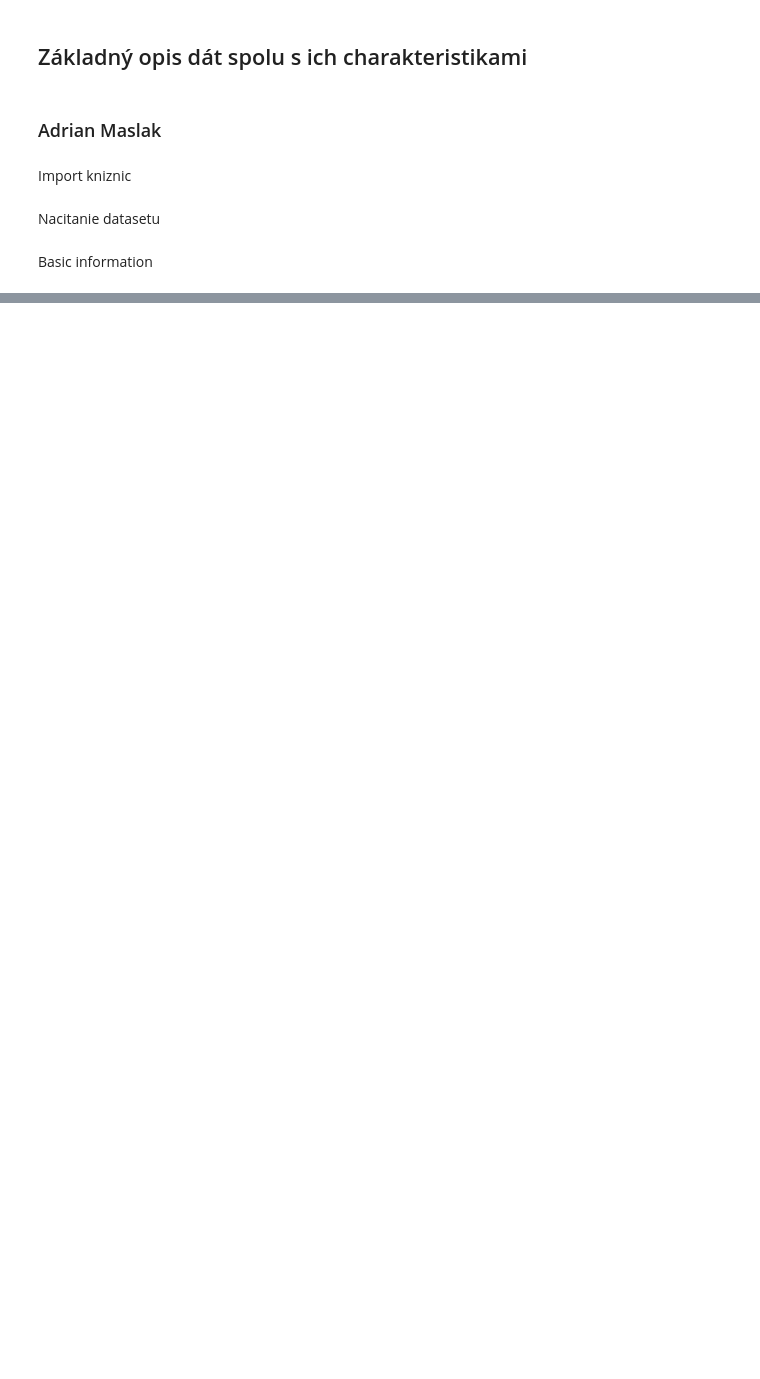
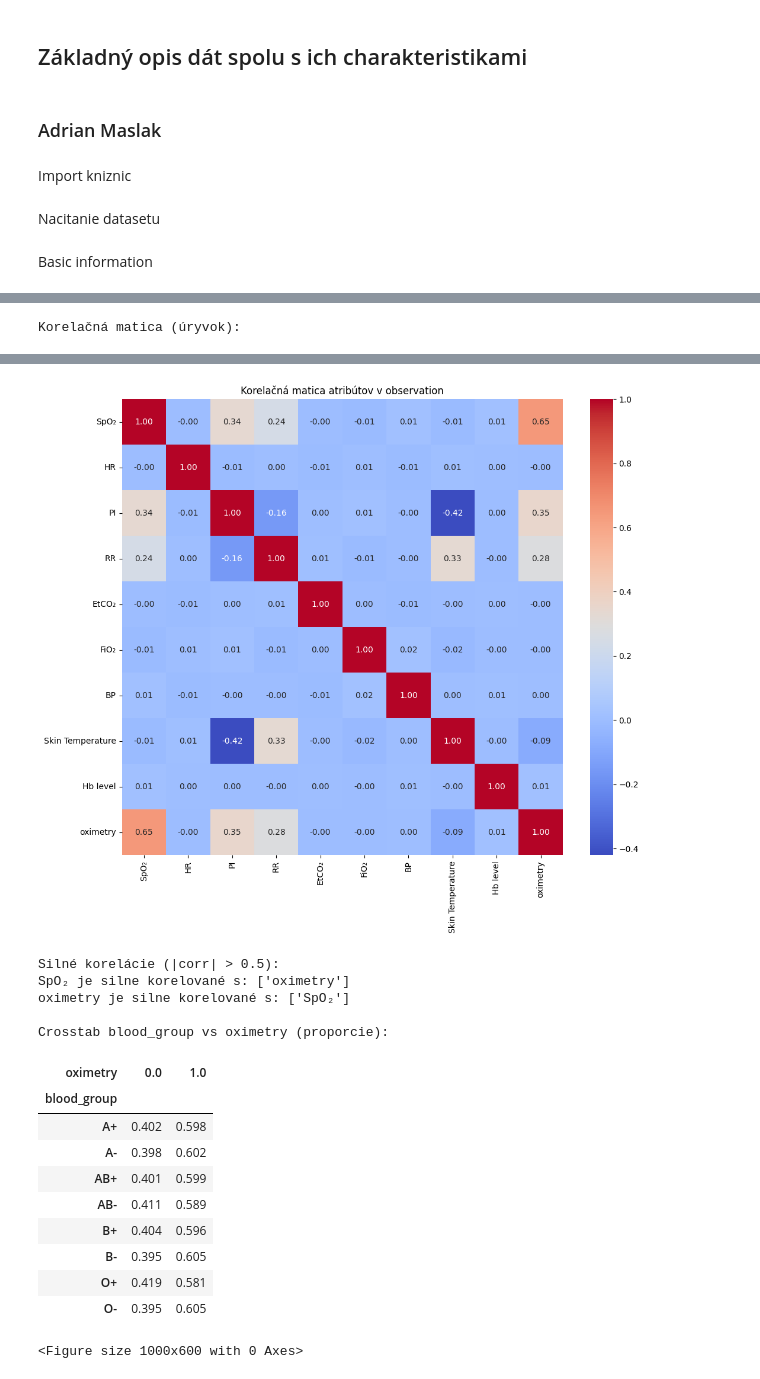
Before and after one commit to AdrianMaslak/IAU_2025, a Jupyter notebook: 1_phase/1-1_maslak_bugaj.ipynb, the cells around one changed output, grey strips where cells are left out. Saved outputs shown, nothing was run; the diff lists cells and outputs as text; code cells hidden in the pictures; blank space fills up the shorter version.

```diff
--- a/1_phase/1-1_maslak_bugaj.ipynb
+++ b/1_phase/1-1_maslak_bugaj.ipynb
@@ -125,0 +263,40 @@ None
+# %%
+
+# Vybrané atribúty pre korelácie
+selected_attrs = ['SpO₂', 'HR', 'PI', 'RR', 'EtCO₂', 'FiO₂', 'BP', 'Skin Temperature', 'Hb level', 'oximetry']
+
+# Korelačná matica
+corr_matrix = observation[selected_attrs].corr(method='pearson')
+print("Korelačná matica (úryvok):")
+display(corr_matrix.head())
+
+# Vizualizácia heatmap
+plt.figure(figsize=(12, 10))
+sns.heatmap(corr_matrix, annot=True, cmap='coolwarm', fmt=".2f")
+plt.title("Korelačná matica atribútov v observation")
+plt.show()
+
+# Identifikácia silných korelácií (|corr| > 0.5)
+print("\nSilné korelácie (|corr| > 0.5):")
+strong_corrs = (corr_matrix.abs() > 0.5) & (corr_matrix.abs() < 1.0)
+for col in strong_corrs.columns:
+    correlated = strong_corrs.index[strong_corrs[col]]
+    if not correlated.empty:
+        print(f"{col} je silne korelované s: {list(correlated)}")
+
+
+
+# Crosstab pre blood_group vs oximetry (po spojení)
+if 'blood_group' in merged.columns and 'oximetry' in merged.columns:
+    crosstab = pd.crosstab(merged['blood_group'], merged['oximetry'], normalize='index').round(3)
+    print("\nCrosstab blood_group vs oximetry (proporcie):")
+    display(crosstab)
+    plt.figure(figsize=(10, 6))
+    crosstab.plot(kind='bar', stacked=True)
+    plt.title("Závislosť blood_group a oximetry")
+    plt.ylabel("Proporcia")
+    plt.show()
+else:
+    print("Spojenie datasetov zlyhalo – overte geo matching.")
+# %% [output]
+Korelačná matica (úryvok):
@@ -125,0 +309,17 @@ None
+[figure, added]
+Silné korelácie (|corr| > 0.5):
+SpO₂ je silne korelované s: ['oximetry']
+oximetry je silne korelované s: ['SpO₂']
+
+Crosstab blood_group vs oximetry (proporcie):
+| oximetry | 0.0 | 1.0 |
+| blood_group |  |  |
+| A+ | 0.402 | 0.598 |
+| A- | 0.398 | 0.602 |
+| AB+ | 0.401 | 0.599 |
+| AB- | 0.411 | 0.589 |
+| B+ | 0.404 | 0.596 |
+| B- | 0.395 | 0.605 |
+| O+ | 0.419 | 0.581 |
+| O- | 0.395 | 0.605 |
+<Figure size 1000x600 with 0 Axes>
```
Also changed, not shown: parts of 10 cells of this notebook.
